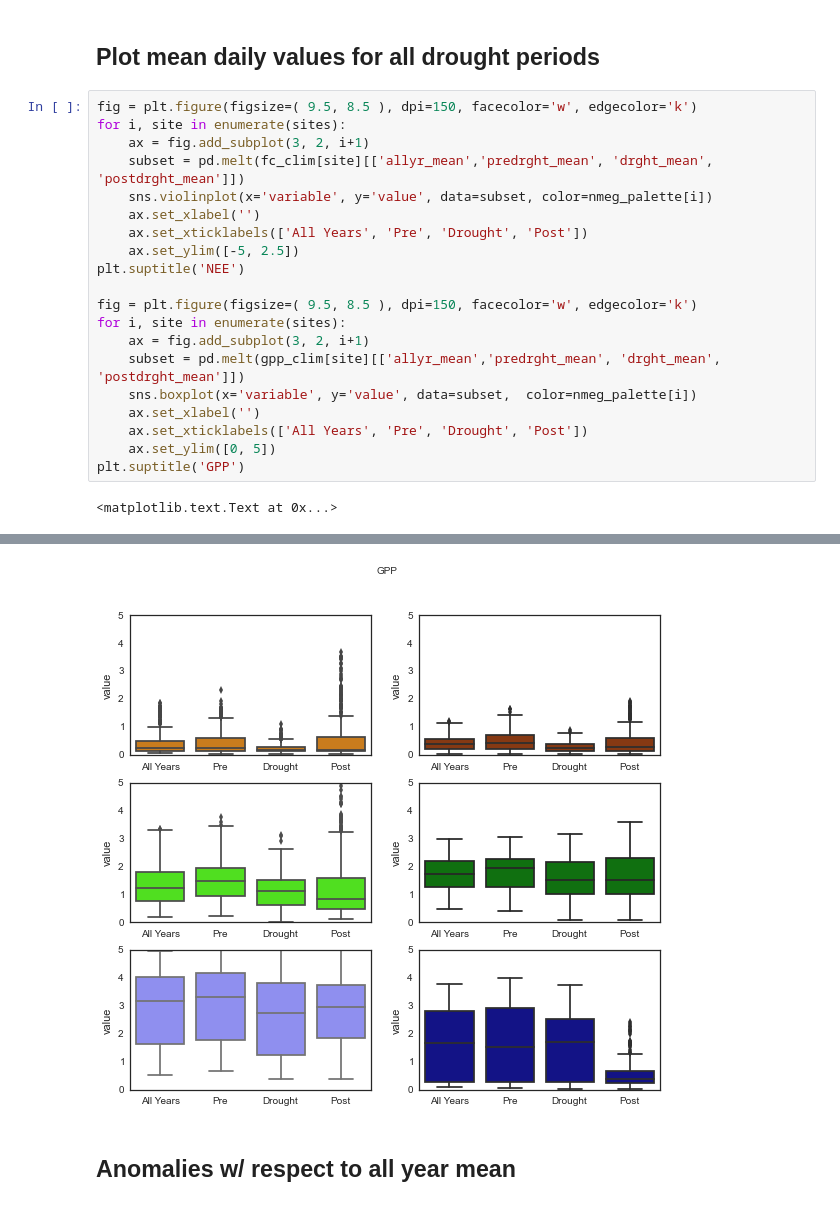
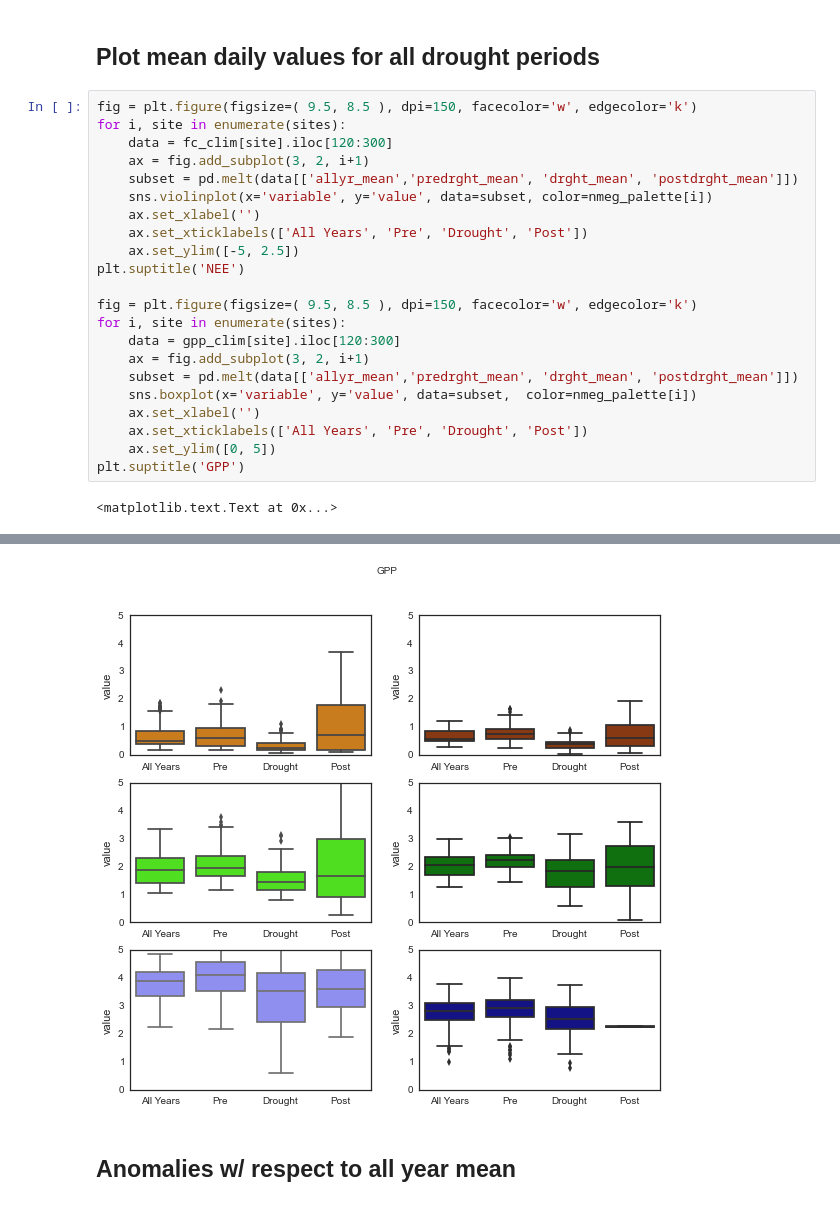
Before and after one commit to gremau/NMEG_miscellany, a Jupyter notebook: multiyear_means_and_anomaly.ipynb, the cells around one changed output, grey strips where cells are left out. Cells and saved outputs as stored; diff of their text form.

Commit message:
kde plots now working, restricted to growing season

```diff
--- a/multiyear_means_and_anomaly.ipynb
+++ b/multiyear_means_and_anomaly.ipynb
@@ -328,8 +328,9 @@ fig6.savefig( fig_path + 'NMEG_mean_RECOGPP.tiff', dpi=200)
 # %%
 fig = plt.figure(figsize=( 9.5, 8.5 ), dpi=150, facecolor='w', edgecolor='k')
 for i, site in enumerate(sites):
+    data = fc_clim[site].iloc[120:300]
     ax = fig.add_subplot(3, 2, i+1)
-    subset = pd.melt(fc_clim[site][['allyr_mean','predrght_mean', 'drght_mean', 'postdrght_mean']])
+    subset = pd.melt(data[['allyr_mean','predrght_mean', 'drght_mean', 'postdrght_mean']])
     sns.violinplot(x='variable', y='value', data=subset, color=nmeg_palette[i])
     ax.set_xlabel('')
     ax.set_xticklabels(['All Years', 'Pre', 'Drought', 'Post'])
@@ -338,8 +339,9 @@ plt.suptitle('NEE')
 
 fig = plt.figure(figsize=( 9.5, 8.5 ), dpi=150, facecolor='w', edgecolor='k')
 for i, site in enumerate(sites):
+    data = gpp_clim[site].iloc[120:300]
     ax = fig.add_subplot(3, 2, i+1)
-    subset = pd.melt(gpp_clim[site][['allyr_mean','predrght_mean', 'drght_mean', 'postdrght_mean']])
+    subset = pd.melt(data[['allyr_mean','predrght_mean', 'drght_mean', 'postdrght_mean']])
     sns.boxplot(x='variable', y='value', data=subset,  color=nmeg_palette[i])
     ax.set_xlabel('')
     ax.set_xticklabels(['All Years', 'Pre', 'Drought', 'Post'])
@@ -351,4 +353,4 @@ plt.suptitle('GPP')
-[figure, old version]
+[figure, new version]
 # %% [markdown]
 ## Anomalies w/ respect to all year mean
 # %%
```
Also changed, not shown: parts of 3 cells of this notebook.
